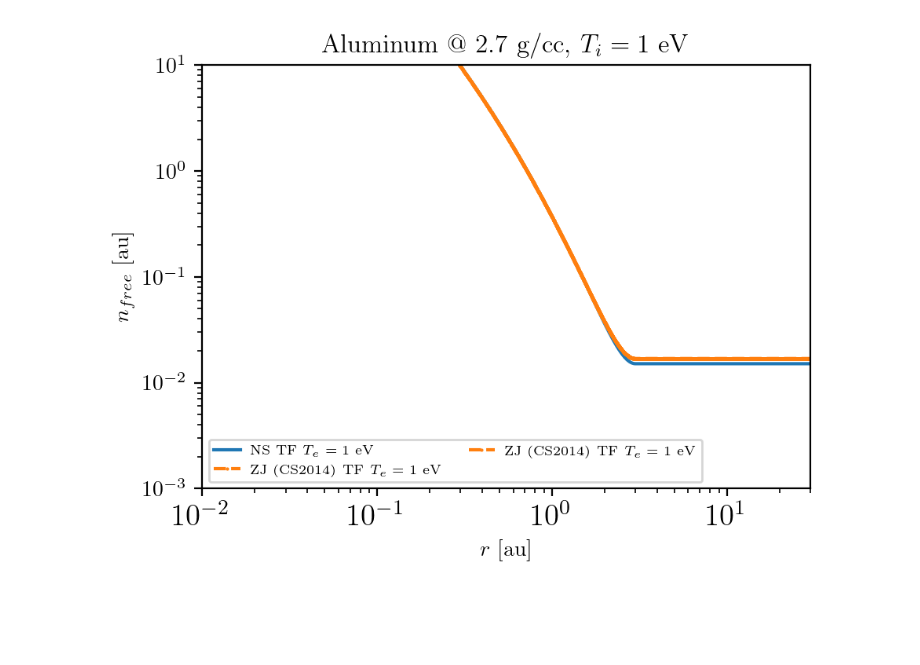
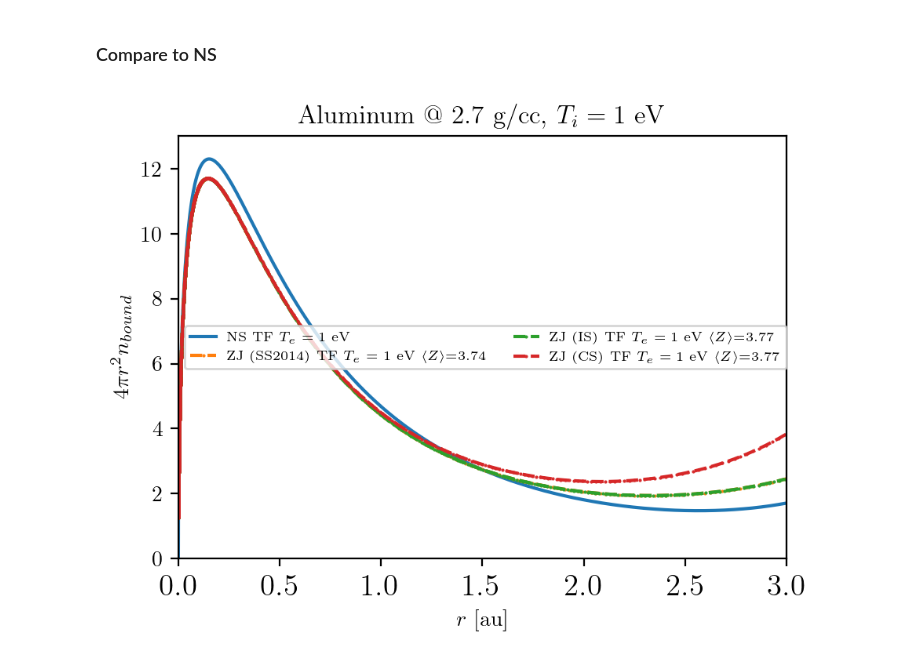
Before and after one commit to ZachAJohnson/OFAA, a Jupyter notebook: jupyter/AA_model_comparison.ipynb, the cells around one changed output. Cells and saved outputs as stored; diff of their text form; code cells hidden in the pictures; blank space fills up the shorter version.

```diff
--- a/jupyter/AA_model_comparison.ipynb
+++ b/jupyter/AA_model_comparison.ipynb
@@ -120,0 +77,3 @@ plot_convergence(aa_CS.core_atom)
+# %%
+aa_ZJ_cs.solve(picard_alpha=0.2,verbose=True)
+aa_ZJ_cs.set_uii_eff()
@@ -120,0 +120,3 @@ plot_convergence(aa_CS.core_atom)
+# %%
+aa_ZJ.solve(verbose=True)
+aa_ZJ.set_uii_eff()
@@ -120,0 +141,4 @@ plot_convergence(aa_CS.core_atom)
+# %%
+aa_CS.solve(verbose=True)
+aa_CS.make_iet()
+aa_CS.set_uii_eff()
@@ -120,0 +218,15 @@ plot_convergence(aa_CS.core_atom)
+# %%
+from scipy.interpolate import PchipInterpolator
+from pandas import read_csv
+
+fig, axs = plot_hii([aa_CS, aa_ZJ, aa_ZJ_cs])
+
+# Data from community TCCW
+upper_data = read_csv("/home/zach/plasma/hnc/TCCW/Final_TCCW/Fig5c_Upper.txt", delim_whitespace=True, header=1)
+lower_data = read_csv("/home/zach/plasma/hnc/TCCW/Final_TCCW/Fig5c_Lower.txt", delim_whitespace=True, header=1)
+
+ax = axs[0]
+ax.fill_between(lower_data['r/ri'],lower_data['gii'], PchipInterpolator(upper_data['r/ri'], upper_data['gii'])(lower_data['r/ri']), alpha=0.5, color='k', label='Workshop DFT Spread')
+
+ax = axs[1]
+ax.fill_between(lower_data['r/ri'],lower_data['gii']-1, PchipInterpolator(upper_data['r/ri'], upper_data['gii'])(lower_data['r/ri'])-1, alpha=0.5, color='k', label='Workshop DFT Spread')
@@ -121,3 +236,5 @@ plot_convergence(aa_CS.core_atom)
+# %% [markdown]
+### Compare to NS
 # %%
 def column_cleaning(frame):
     frame.columns = np.roll(frame.columns, len(frame.columns)-1)
@@ -186,7 +303,7 @@ def plot_ne(ne_data, ks=False, figax = None, **kwargs):#line = None, color=None,
     else:
         fig, ax  = figax
 
-    fourpi = False
+    fourpi = True
     if fourpi==True:
         if ks==False:
             ax.plot(ne_data[0], 4*π*ne_data[0]**2*ne_data[1], **kwargs )#, linestyle=line, color=color, label=label)
@@ -195,37 +312,41 @@ def plot_ne(ne_data, ks=False, figax = None, **kwargs):#line = None, color=None,
         ax.set_ylabel(r"$4 \pi  r^2 n_{bound}$")
     else:
         if ks==False:
             ax.plot(ne_data[0], ne_data[1], **kwargs )#, linestyle=line, color=color, label=label)
         else:
             ax.plot(ne_data[0], (4*π*ne_data[0]**2)**-1*ne_data[1], **kwargs )#, linestyle=line, color=color, label=label)
         ax.set_ylabel(r"$n_{free} $ [au]")
 
     if fourpi:
         ax.set_xlim(0,3)
         ax.set_ylim(0, 13)
     else:
         ax.set_xlim(1e-2,30)
         ax.set_yscale('log')#, linthresh=1e-3)
         ax.set_xscale('log')
         ax.set_ylim(1e-3, 1e1)
 
 
     ax.set_xlabel(r"$r $ [au]")
 
     ax.legend(fontsize=6, ncols=2)
 
 # Fixed Ti
 fig, ax = plt.subplots()
 ax.set_title(r"Aluminum @ $2.7$ g/cc, $T_i = 1 $ eV")
 
 # plot_ne(NS_ks_ne11, ks=True, figax = (fig, ax), color=color_cycle[0], linestyle='-', label=r"NS QM $T_e=1$ eV")
 plot_ne(NS_tf_ne11, ks=False, figax = (fig, ax), color=color_cycle[0], linestyle='-', label=r"NS TF $T_e=1$ eV")
 ZJ_csaa = np.array([aa_CS.grid.xs, aa_CS.ne_full])
-plot_ne(ZJ_csaa, ks=False, figax = (fig, ax), color=color_cycle[1], linestyle='--', marker='.', markersize=1, label=r"ZJ (CS2014) TF $T_e=1$ eV")
-ZJ_csaa = np.array([aa_CS.core_atom.grid.xs, aa_CS.core_atom.ne])
-plot_ne(ZJ_csaa, ks=False, figax = (fig, ax), color=color_cycle[1], linestyle='--', marker='.', markersize=1, label=r"ZJ (CS2014) TF $T_e=1$ eV")
+ZJ_tfaa = np.array([aa_ZJ.grid.xs, aa_ZJ.ne])
+ZJ_tfaa_cs = np.array([aa_ZJ_cs.grid.xs, aa_ZJ_cs.ne])
+plot_ne(ZJ_csaa, ks=False, figax = (fig, ax), color=color_cycle[1], linestyle='--', marker='.', markersize=1, label=r"ZJ (SS2014) TF $T_e=1$ eV $\langle Z \rangle$={0:0.2f}".format(aa_CS.Zstar))
+plot_ne(ZJ_tfaa, ks=False, figax = (fig, ax), color=color_cycle[2], linestyle='--', marker='.', markersize=1, label=r"ZJ (IS) TF $T_e=1$ eV $\langle Z \rangle$={0:0.2f}".format(aa_ZJ.Zstar))
+plot_ne(ZJ_tfaa_cs, ks=False, figax = (fig, ax), color=color_cycle[3], linestyle='--', marker='.', markersize=1, label=r"ZJ (CS) TF $T_e=1$ eV $\langle Z \rangle$={0:0.2f}".format(aa_ZJ.Zstar))
+# ZJ_csaa = np.array([aa_CS.core_atom.grid.xs, aa_CS.core_atom.ne])
+# plot_ne(ZJ_csaa, ks=False, figax = (fig, ax), color=color_cycle[1], linestyle='--', marker='.', markersize=1, label=r"ZJ (CS2014) TF $T_e=1$ eV")
 # %% [output]
-[figure, old version]
+[figure, new version]
 # %%
 from scipy.interpolate import interp1d
 
```
Also changed, not shown: parts of 15 cells of this notebook, 30 other files.
